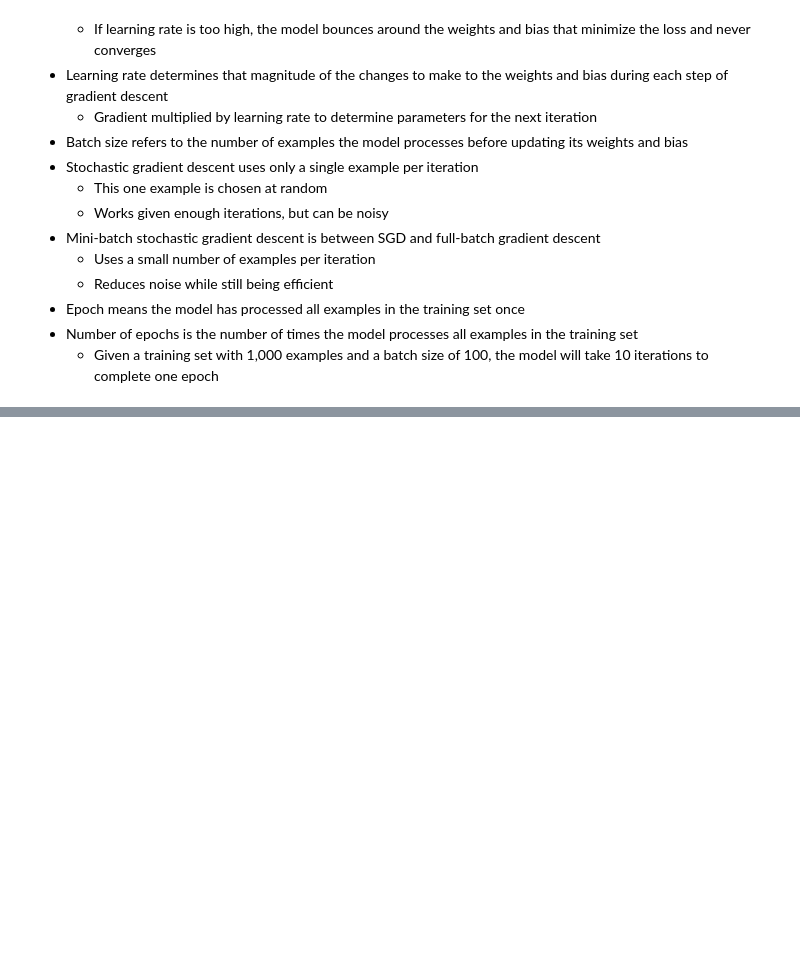
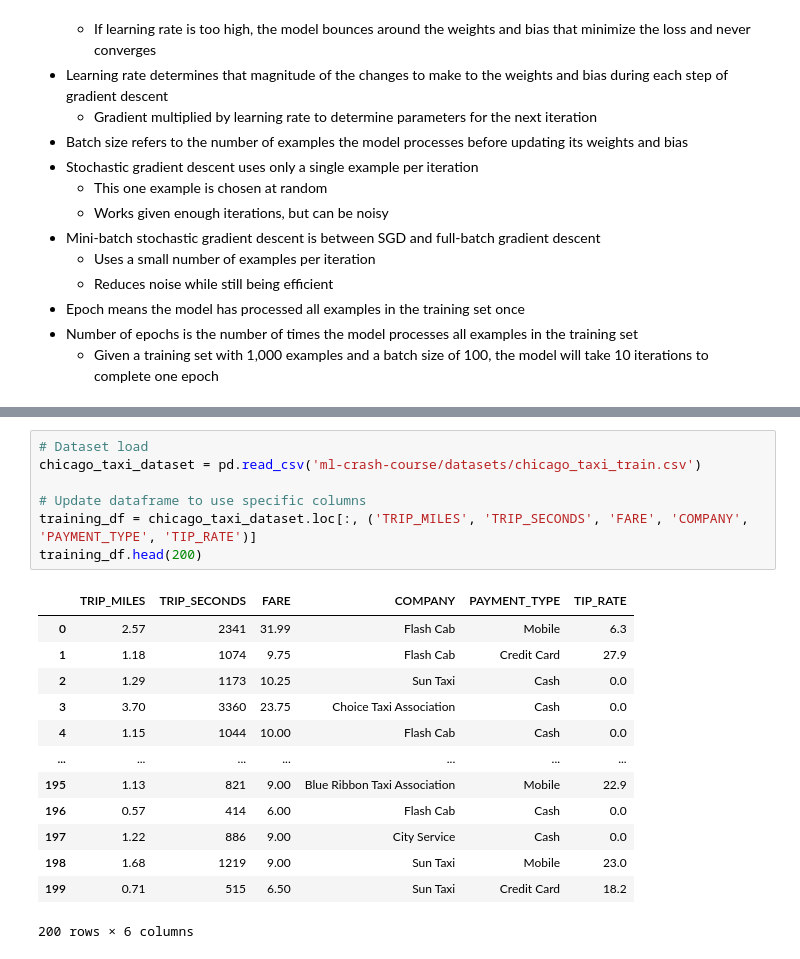
Before and after one commit to therealsmithy/self-study, a Jupyter notebook: ml-crash-course/ml-models/linear-regression.ipynb, the cells around one changed output, grey strips where cells are left out. Cells and saved outputs as stored; diff of their text form; blank space fills up the shorter version.

```diff
--- a/ml-crash-course/ml-models/linear-regression.ipynb
+++ b/ml-crash-course/ml-models/linear-regression.ipynb
@@ -75,0 +98,21 @@
+# %%
+# Dataset load
+chicago_taxi_dataset = pd.read_csv('ml-crash-course/datasets/chicago_taxi_train.csv')
+
+# Update dataframe to use specific columns
+training_df = chicago_taxi_dataset.loc[:, ('TRIP_MILES', 'TRIP_SECONDS', 'FARE', 'COMPANY', 'PAYMENT_TYPE', 'TIP_RATE')]
+training_df.head(200)
+# %% [output]
+|  | TRIP_MILES | TRIP_SECONDS | FARE | COMPANY | PAYMENT_TYPE | TIP_RATE |
+| 0 | 2.57 | 2341 | 31.99 | Flash Cab | Mobile | 6.3 |
+| 1 | 1.18 | 1074 | 9.75 | Flash Cab | Credit Card | 27.9 |
+| 2 | 1.29 | 1173 | 10.25 | Sun Taxi | Cash | 0.0 |
+| 3 | 3.70 | 3360 | 23.75 | Choice Taxi Association | Cash | 0.0 |
+| 4 | 1.15 | 1044 | 10.00 | Flash Cab | Cash | 0.0 |
+| ... | ... | ... | ... | ... | ... | ... |
+| 195 | 1.13 | 821 | 9.00 | Blue Ribbon Taxi Association | Mobile | 22.9 |
+| 196 | 0.57 | 414 | 6.00 | Flash Cab | Cash | 0.0 |
+| 197 | 1.22 | 886 | 9.00 | City Service | Cash | 0.0 |
+| 198 | 1.68 | 1219 | 9.00 | Sun Taxi | Mobile | 23.0 |
+| 199 | 0.71 | 515 | 6.50 | Sun Taxi | Credit Card | 18.2 |
+200 rows × 6 columns
```
Also changed, not shown: parts of 8 cells of this notebook, 2 other files.
